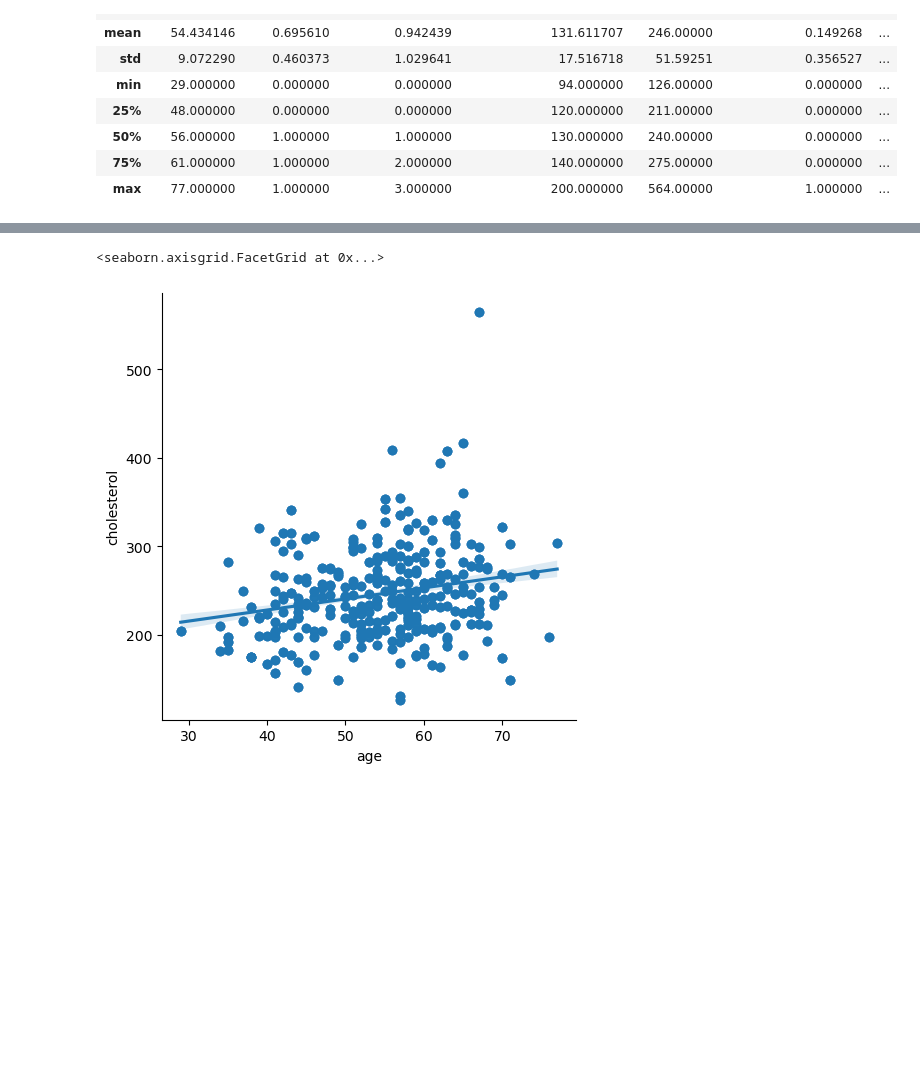
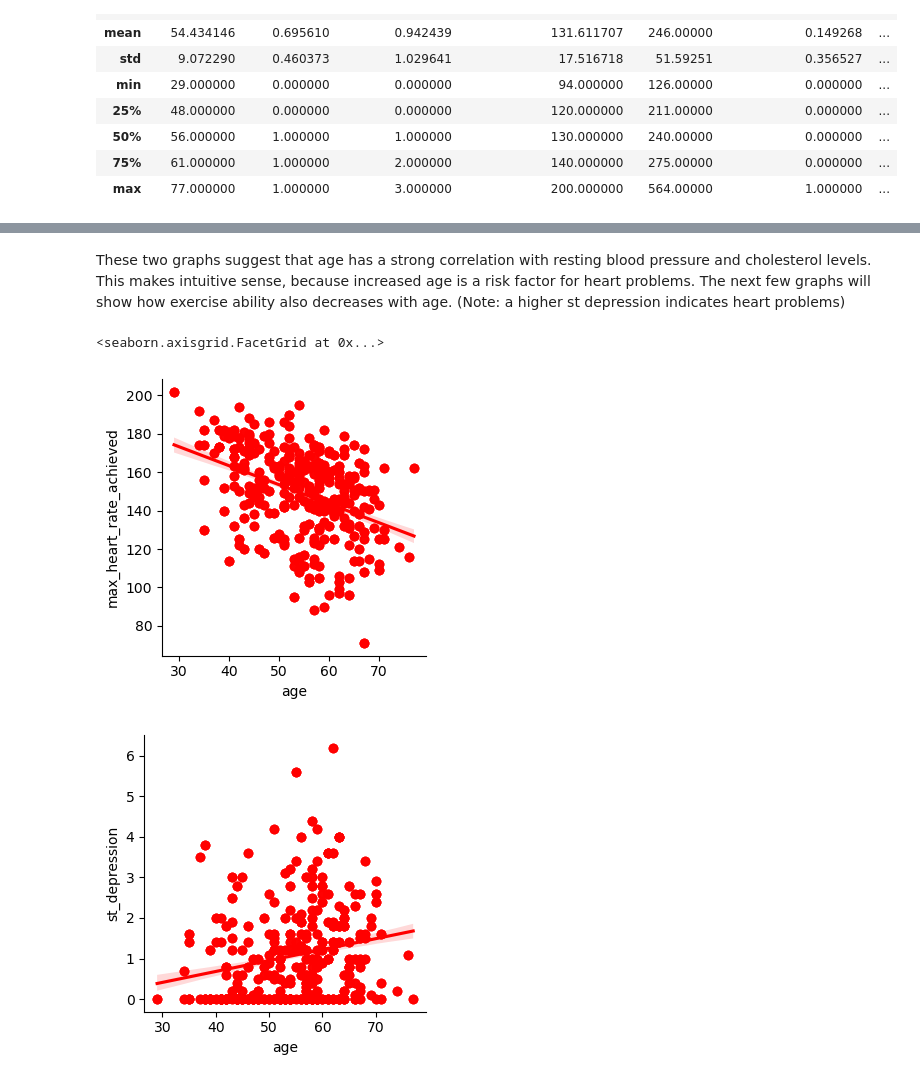
Before and after one commit to naregp/PUBH1142, a Jupyter notebook: Project.ipynb, the cells around one changed output, grey strips where cells are left out. Drawn from its saved outputs; the diff is of its cells as text; code cells hidden in the pictures; blank space fills up the shorter version.

```diff
--- a/Project.ipynb
+++ b/Project.ipynb
@@ -121,6 +124,12 @@ sns.lmplot(x='age', y='resting_blood_pressure', data=df)
+# %% [markdown]
+These two graphs suggest that age has a strong correlation with resting blood pressure and cholesterol levels. This makes intuitive sense, because increased age is a risk factor for heart problems. The next few graphs will show how exercise ability also decreases with age. (Note: a higher st depression indicates heart problems)
 # %%
-# make a graph comparing age on the x-axis and cholesterol on the y-axis and add a line of best fit
-sns.lmplot(x='age', y='cholesterol', data=df)
+# make a graph comparing age on the x-axis and max heart rate achieved on the y-axis and add a line of best fit. make the points red
+sns.lmplot(x='age', y='max_heart_rate_achieved', data=df, height=3.5, aspect=1, line_kws={'color': 'red'}, scatter_kws={'color': 'red'})
+
+# make a graph comparing age on the x-axis and st depression on the y-axis and add a line of best fit. make the points red
+sns.lmplot(x='age', y='st_depression', data=df, height=3.5, aspect=1, line_kws={'color': 'red'}, scatter_kws={'color': 'red'})
 # %% [output]
 <seaborn.axisgrid.FacetGrid at 0x...>
-[figure, old version]
+[figure, new version]
+[figure, added]
```
Also changed, not shown: parts of 10 cells of this notebook.
